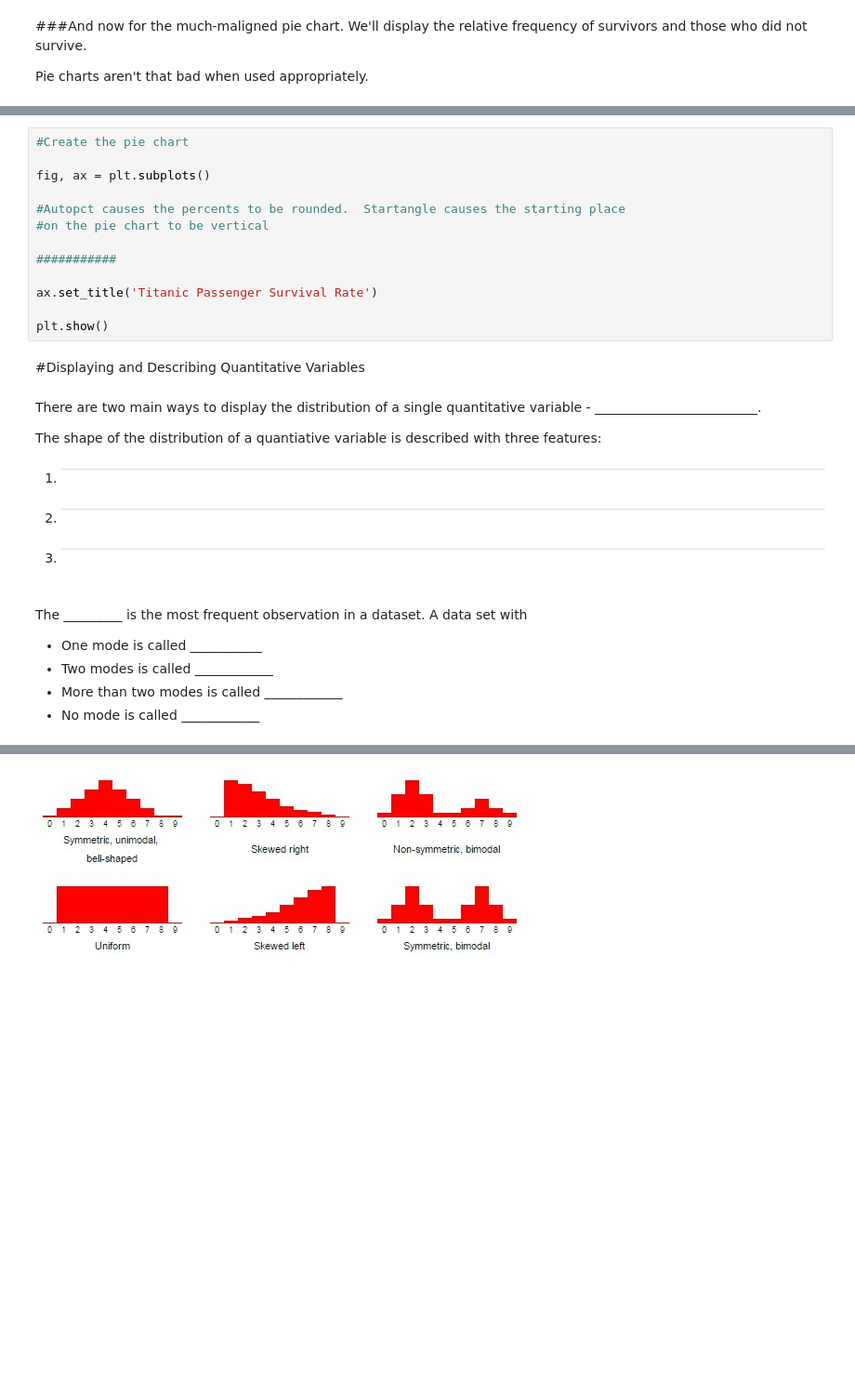
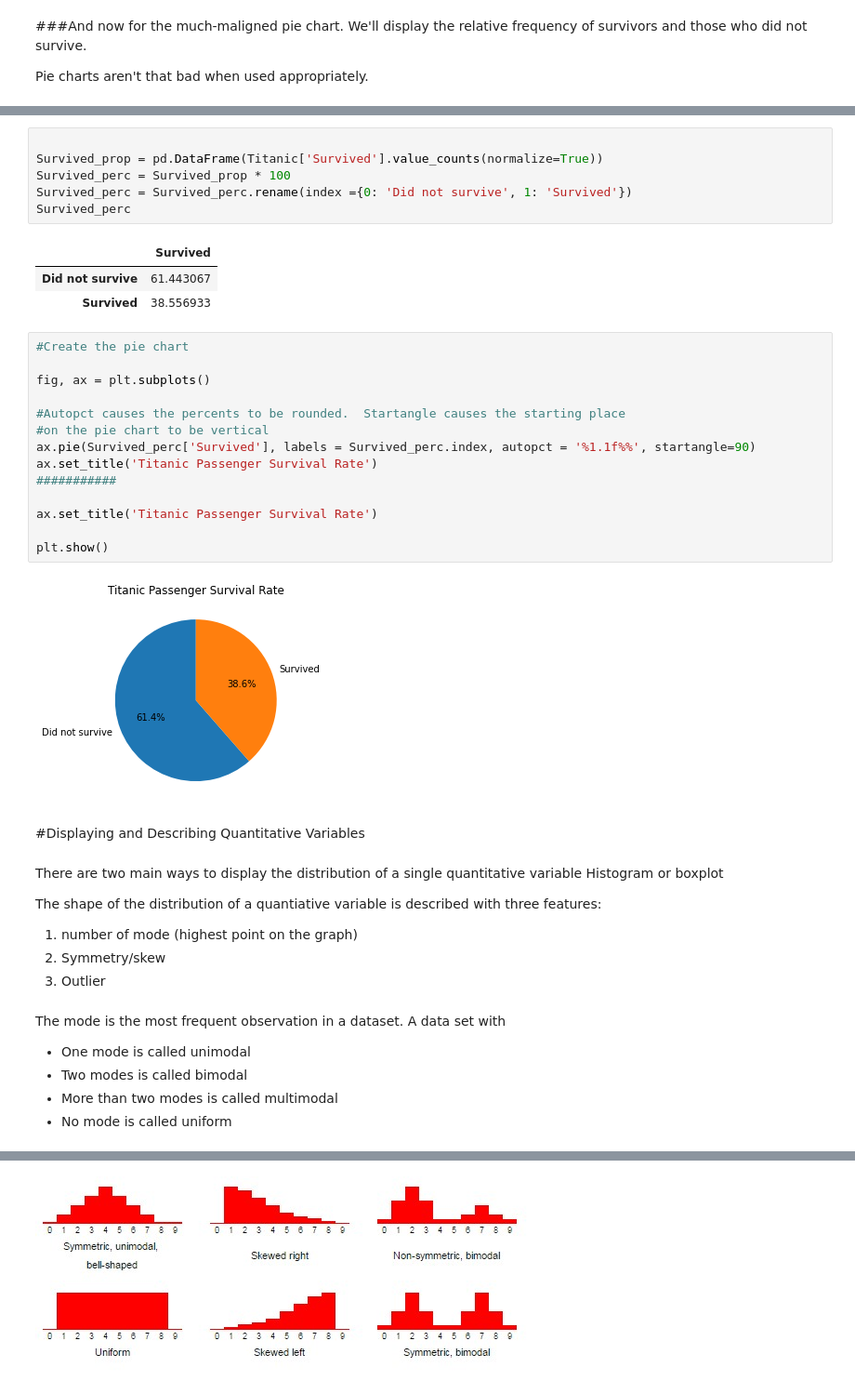
Before and after one commit to write2nk/DS-Unit-1-Sprint-1-Data-Wrangling-and-Storytelling, a Jupyter notebook: module4-make-explanatory-visualizations/LS_DS_114_Make_Explanatory_Visualizations.ipynb, the cells around one changed output, grey strips where cells are left out. Shown at 93% size. Drawn from its saved outputs; the diff is of its cells as text; blank space fills up the shorter version.

```diff
--- a/module4-make-explanatory-visualizations/LS_DS_114_Make_Explanatory_Visualizations.ipynb
+++ b/module4-make-explanatory-visualizations/LS_DS_114_Make_Explanatory_Visualizations.ipynb
@@ -88,32 +102,45 @@ Pie charts aren't that bad when used appropriately.
+# %%
+
+Survived_prop = pd.DataFrame(Titanic['Survived'].value_counts(normalize=True))
+Survived_perc = Survived_prop * 100
+Survived_perc = Survived_perc.rename(index ={0: 'Did not survive', 1: 'Survived'})
+Survived_perc
+# %% [output]
+|  | Survived |
+| Did not survive | 61.443067 |
+| Survived | 38.556933 |
 # %%
 #Create the pie chart
 
 fig, ax = plt.subplots()
 
 #Autopct causes the percents to be rounded.  Startangle causes the starting place
 #on the pie chart to be vertical
-
+ax.pie(Survived_perc['Survived'], labels = Survived_perc.index, autopct = '%1.1f%%', startangle=90)
+ax.set_title('Titanic Passenger Survival Rate')
 ###########
 
 ax.set_title('Titanic Passenger Survival Rate')
 
 plt.show()
+# %% [output]
+[figure, added]
 # %% [markdown]
 #Displaying and Describing Quantitative Variables
 # %% [markdown]
-There are two main ways to display the distribution of a single quantitative variable - _________________________.
+There are two main ways to display the distribution of a single quantitative variable Histogram or boxplot
 
 The shape of the distribution of a quantiative variable is described with three features:
 
-1. ______________
-2. ______________
-3. ______________
+1. number of mode (highest point on the graph)
+2. Symmetry/skew
+3. Outlier
 # %% [markdown]
-The _________ is the most frequent observation in a dataset.  A data set with
+The  mode is the most frequent observation in a dataset.  A data set with
 
 
-*   One mode is called ___________
-*   Two modes is called ____________
-* More than two modes is called ____________
-* No mode is called ____________
+*   One mode is called unimodal
+*   Two modes is called bimodal
+* More than two modes is called multimodal
+* No mode is called uniform
 # %% [markdown]
```
Also changed, not shown: parts of 33 cells of this notebook.
